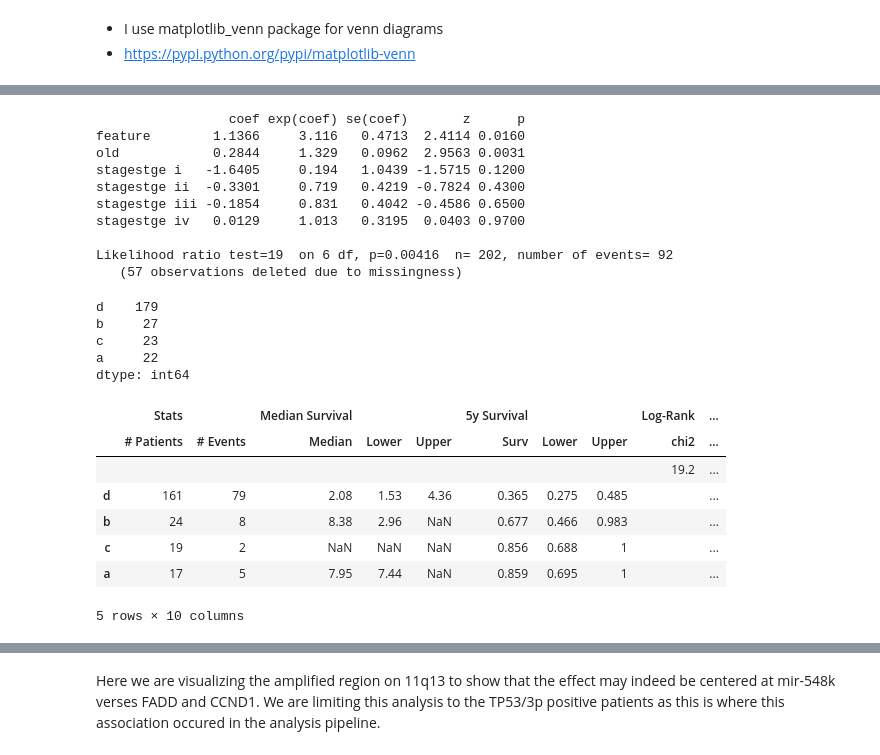
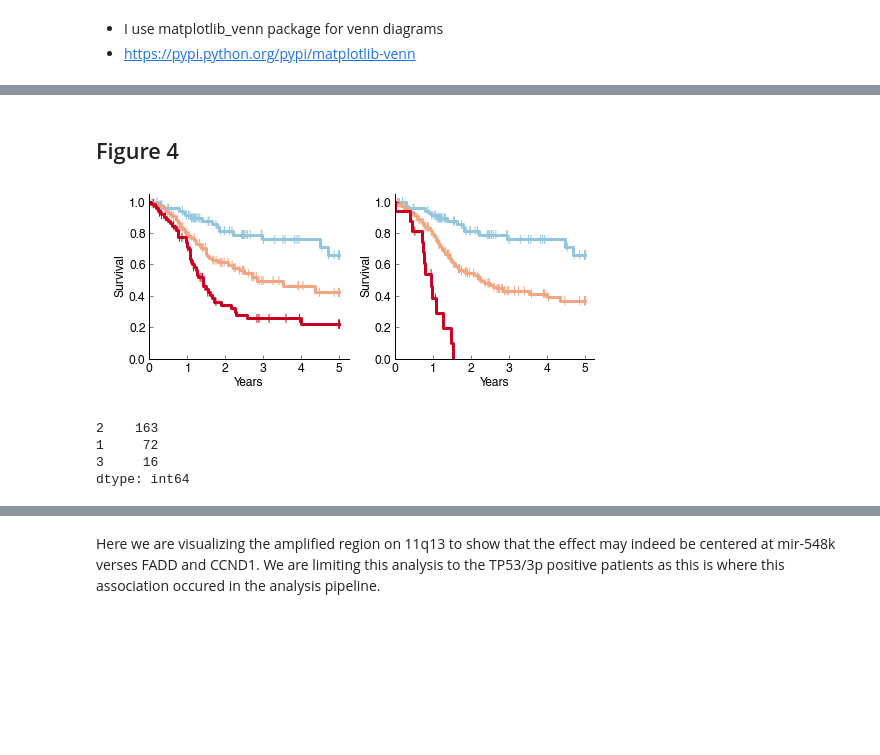
Before and after one commit to theandygross/TCGA, a Jupyter notebook: Analysis_Notebooks/HNSCC_figures.ipynb, the cells around one changed output, grey strips where cells are left out. Drawn from its saved outputs; the diff is of its cells as text; code cells hidden in the pictures; blank space fills up the shorter version.

```diff
--- a/Analysis_Notebooks/HNSCC_figures.ipynb
+++ b/Analysis_Notebooks/HNSCC_figures.ipynb
@@ -319,33 +283,34 @@ plt.savefig('/cellar/users/agross/figures/fig2d.pdf', transparent=True)
-# %%
-get_cox_ph(surv, combo[combo.isin(['c','d'])]=='d', [age, old, clinical_processed.stage], print_desc=True,
-           interactions=None);
-# %% [output]
-                 coef exp(coef) se(coef)       z      p
-feature        1.1366     3.116   0.4713  2.4114 0.0160
-old            0.2844     1.329   0.0962  2.9563 0.0031
-stagestge i   -1.6405     0.194   1.0439 -1.5715 0.1200
-stagestge ii  -0.3301     0.719   0.4219 -0.7824 0.4300
-stagestge iii -0.1854     0.831   0.4042 -0.4586 0.6500
-stagestge iv   0.0129     1.013   0.3195  0.0403 0.9700
-
-Likelihood ratio test=19  on 6 df, p=0.00416  n= 202, number of events= 92
-   (57 observations deleted due to missingness)
+# %% [markdown]
+## Figure 4
+# %%
+mir548k = mirna.features.ix['binary'].ix['hsa-mir-548k']
+muc5b = mut.features.ix['MUC5B']
+# %%
+fig, axs = subplots(1,2, figsize=(7,3))
+
+st_1 = combine(mir548k, two_hit)
+st_1 = st_1.map({'hsa-mir-548k':1, 'neither':1, 'TP53':2, 'both': 3})
+
+draw_survival_curve(st_1, surv, colors={1:colors_st[2], 2:colors_st[1], 3:colors_st[0]},
+                    ax=axs[0])
+
+st_2 = combine(muc5b, two_hit)
+st_2 = st_2.map({'MUC5B':1, 'neither':1, 'TP53':2, 'both': 3})
+
+draw_survival_curve(st_2, surv, colors={1:colors_st[2], 2:colors_st[1], 3:colors_st[0]},
+                    ax=axs[1])
+
+for ax in axs:
+    prettify_ax(ax)
+    ax.get_legend().set_visible(False)
+fig.tight_layout()
+fig.savefig('/cellar/users/agross/figures/fig4ab.pdf', transparent=True)
+# %% [output]
+[figure, added]
 # %%
-combo.value_counts()
+st_2.value_counts()
 # %% [output]
-d    179
-b     27
-c     23
-a     22
+2    163
+1     72
+3     16
 dtype: int64
-# %%
-get_surv_fit_lr(clinical.survival.survival, combo.ix[ti(age < 75)].dropna())
-# %% [output]
-|  | Stats |  | Median Survival |  |  | 5y Survival |  |  | Log-Rank | ... |
-|  | # Patients | # Events | Median | Lower | Upper | Surv | Lower | Upper | chi2 | ... |
-|  |  |  |  |  |  |  |  |  | 19.2 | ... |
-| d | 161 | 79 | 2.08 | 1.53 | 4.36 | 0.365 | 0.275 | 0.485 |  | ... |
-| b | 24 | 8 | 8.38 | 2.96 | NaN | 0.677 | 0.466 | 0.983 |  | ... |
-| c | 19 | 2 | NaN | NaN | NaN | 0.856 | 0.688 | 1 |  | ... |
-| a | 17 | 5 | 7.95 | 7.44 | NaN | 0.859 | 0.695 | 1 |  | ... |
-5 rows × 10 columns
```
Also changed, not shown: parts of 71 cells of this notebook.
